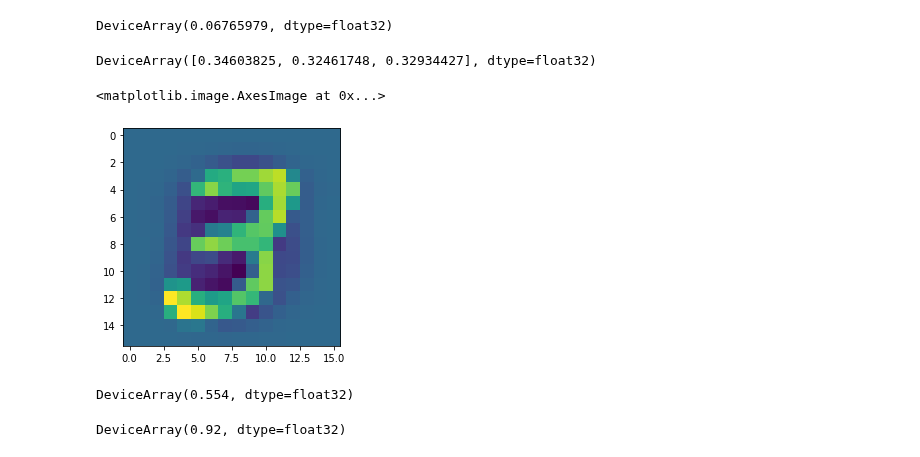
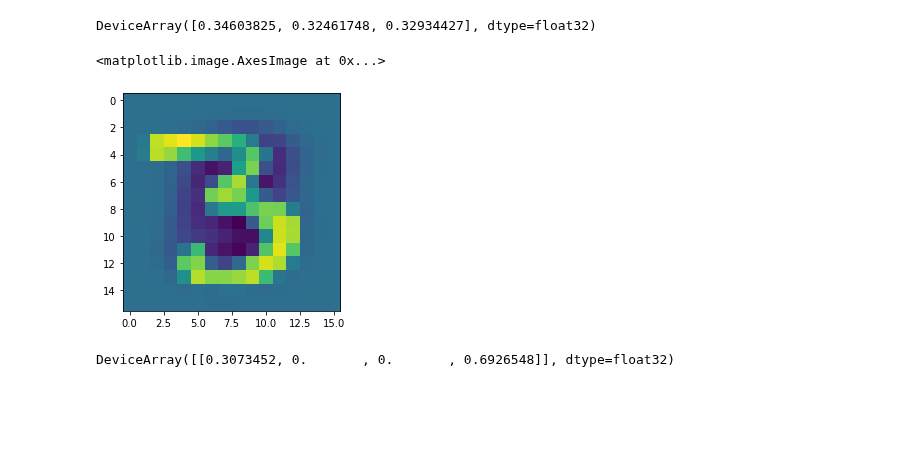
Before and after one commit to haimengzhao/quantum-fed-infer, a Jupyter notebook: test.ipynb, the cells around one changed output. Saved outputs shown, nothing was run; the diff lists cells and outputs as text; code cells hidden in the pictures; blank space fills up the shorter version.

```diff
--- a/test.ipynb
+++ b/test.ipynb
@@ -141,10 +149,6 @@ for node in tqdm(range(n_node)):
     p_node.append(len(x_train_small))
 density_est_list = jnp.stack(density_est_list, axis=0)
 p_node = jnp.stack(p_node, axis=0) / jnp.sum(jnp.array(p_node))
-# %%
-jnp.trace(density_est_list[0]@density_est_list[1])
-# %% [output]
-DeviceArray(0.06765979, dtype=float32)
 # %%
 p_node
 # %% [output]
@@ -190,13 +207,15 @@ def pred_comb(params, x, k):
 # %%
-i = 1
+i = 3
 x_train_node, y_train_node = filter_pair(x_train, y_train, 0, 2 + 1)
 x_train_small = tf.image.resize(x_train_node[..., tf.newaxis], (int(2**(n/2)), int(2**(n/2)))).numpy()[..., 0].reshape(-1, 2**n)
 x_train_small = x_train_small / jnp.sqrt(jnp.sum(x_train_small**2, axis=-1, keepdims=True))
 plt.imshow(x_train_small[i].reshape(16, 16))
 # %% [output]
 <matplotlib.image.AxesImage at 0x...>
-[figure, old version]
+[figure, new version]
+# %%
+pred_comb(params_list, x_train_small[i].reshape(1, -1), k)
+# %% [output]
+DeviceArray([[0.3073452, 0.       , 0.       , 0.6926548]], dtype=float32)
 # %%
-jnp.mean(jnp.argmax(K.vmap(pred_comb, vectorized_argnums=[1])(params_list, x_train_small[:1000], k), axis=-1)==(1-y_train_node[:1000])*3)
+jnp.mean(jnp.argmax(pred_comb(params_list, x_train_small, k), axis=-1)==(1-y_train_node[:1000])*3)
-# %% [output]
-DeviceArray(0.554, dtype=float32)
@@ -205,4 +221,0 @@ prediction = K.vmap(pred, vectorized_argnums=[1, 2])(params, x_train_small[:1000
-# %%
-jnp.mean(y_train[:1000]*1.0==prediction)
-# %% [output]
-DeviceArray(0.92, dtype=float32)
```
Also changed, not shown: parts of 6 cells of this notebook.
